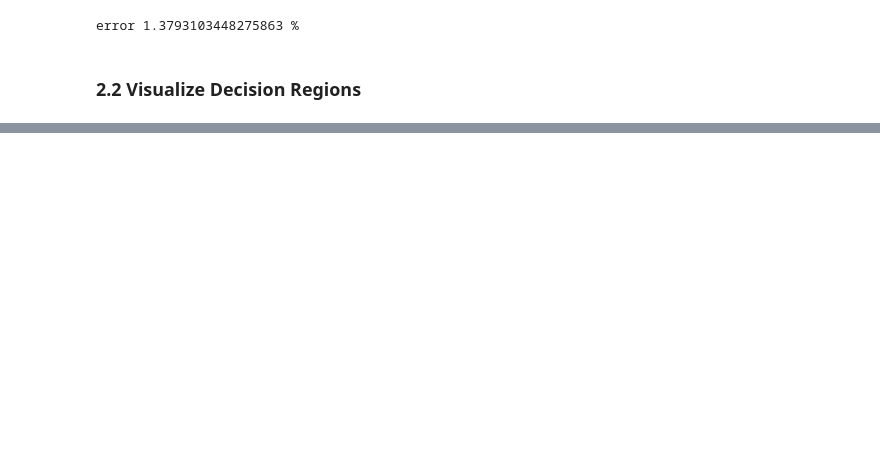
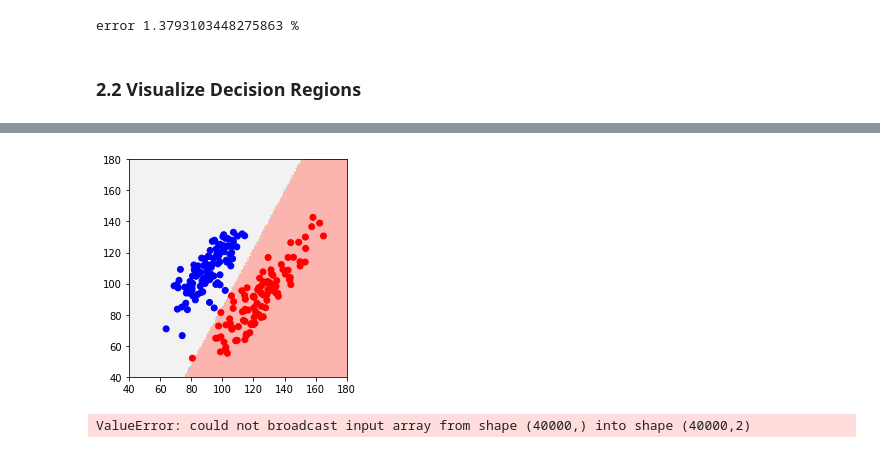
Before and after one commit to J-Gann/FML, a Jupyter notebook: ex02/Exercise 2.ipynb, the cells around one changed output, grey strips where cells are left out. Cells and saved outputs as stored; diff of their text form; code cells hidden in the pictures; blank space fills up the shorter version.

```diff
--- a/ex02/Exercise 2.ipynb
+++ b/ex02/Exercise 2.ipynb
@@ -146,0 +166,17 @@ error 1.3793103448275863 %
+# %%
+range_start = 40
+range_end = 180
+range_len = range_end - range_start
+
+grid = np.dstack(np.meshgrid(np.arange(range_start, range_end), np.arange(y_start, y_end))).reshape(-1, 2)
+predictions = nearest_mean(X_train_reduced, y_train, grid).reshape(range_len, range_len)
+
+plt.imshow(predictions, origin="lower", extent=[x_start, x_end, y_start, y_end], cmap="Pastel1")
+plt.scatter(*X_train_reduced.transpose(), c=["r" if x == 1 else "b" for x in y_train])
+plt.show()
+# %% [output]
+[figure, added]
+# %%
+grid[:,...] = predictions
+# %% [output]
+ValueError: could not broadcast input array from shape (40000,) into shape (40000,2)
```
Also changed, not shown: parts of 6 cells of this notebook.
